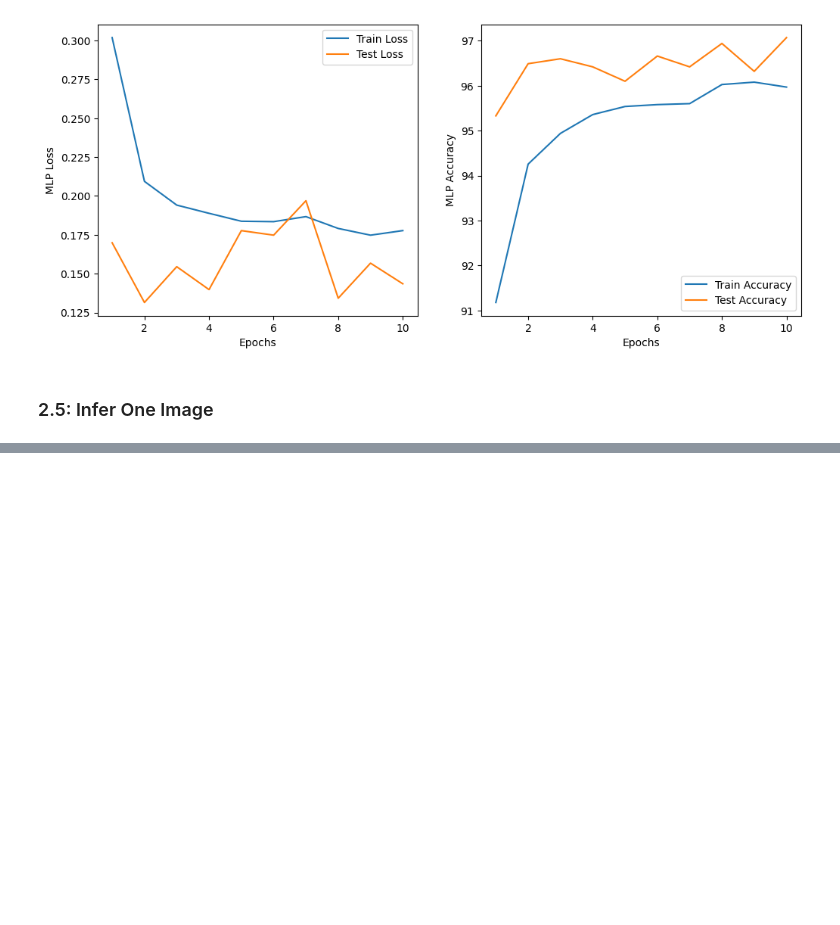
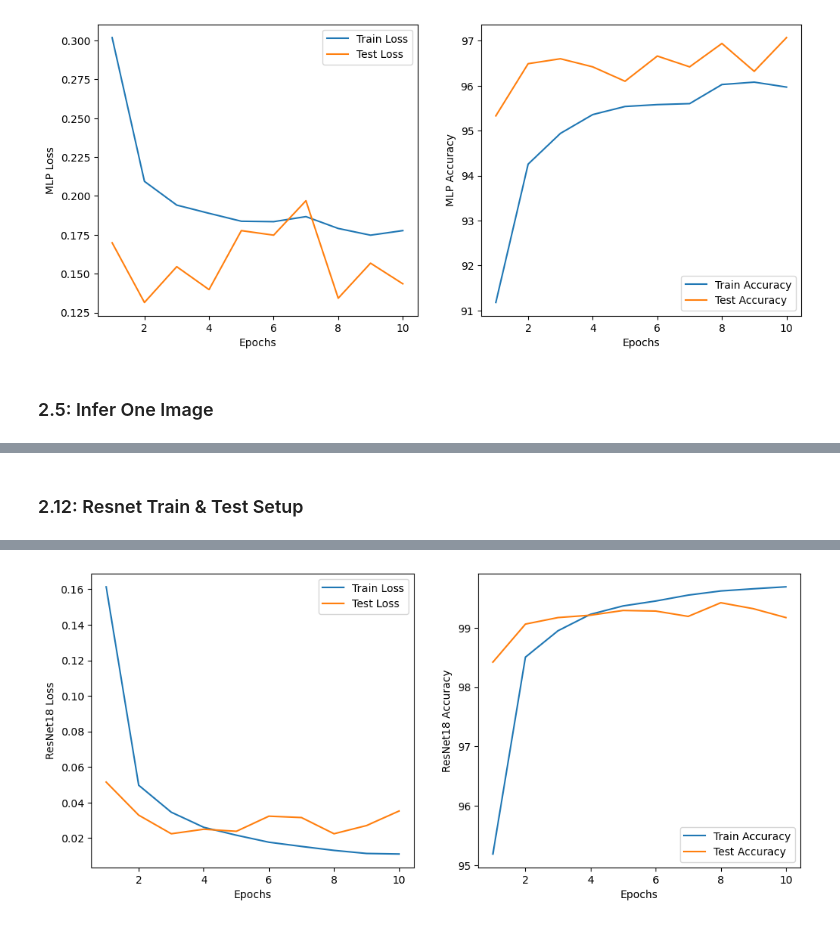
Before and after one commit to Bardiarms/Image-Classification-with-MLP-ResNet18-ReNet-5, a Jupyter notebook: mnist.ipynb, the cells around one changed output, grey strips where cells are left out. Saved outputs shown, nothing was run; the diff lists cells and outputs as text; code cells hidden in the pictures; blank space fills up the shorter version.

```diff
--- a/mnist.ipynb
+++ b/mnist.ipynb
@@ -239,0 +377,14 @@ infer_one(mlp_model, img_tensor)
+# %%
+# Modify model's input shape so MNIST images can be fed to the model
+resnet_model.conv1 = nn.Conv2d(in_channels=1, out_channels=64, kernel_size=3, stride=1, padding=1, bias=False)
+
+# Remove initial maxpool
+resnet_model.maxpool = nn.Identity()
+
+# Replace final fully connected layer
+resnet_model.fc = nn.Linear(resnet_model.fc.in_features, 10)
+# %% [markdown]
+### 2.12: Resnet Train & Test Setup
+# %%
+optimizer_resnet = optim.Adam(resnet_model.parameters(), lr=2e-3)
+criterion_resnet = nn.CrossEntropyLoss()
@@ -239,0 +417,28 @@ infer_one(mlp_model, img_tensor)
+# %%
+def test_resnet()-> tuple:
+
+    resnet_model.eval()
+    resnet_model.to(DEVICE)
+
+    running_loss = 0
+    correct_predictions = 0
+    total_samples = 0
+
+    with torch.no_grad():
+        for images, labels in test_loader:
+            images, labels = images.to(DEVICE), labels.to(DEVICE)
+            outputs = resnet_model(images)
+            loss = criterion_resnet(outputs, labels)
+
+            running_loss += loss.item() * images.size(0)
+            predicted = outputs.argmax(dim=1)
+            total_samples += labels.size(0)
+            correct_predictions += (labels == predicted).sum().item()
+
+    avg_loss = running_loss / total_samples
+    accuracy = 100 * correct_predictions / total_samples
+
+    return avg_loss, accuracy
+# %%
+main(10, "ResNet18", train_resnet, test_resnet)
+# %% [output]
@@ -239,0 +455 @@ infer_one(mlp_model, img_tensor)
+[figure, added]
```
Also changed, not shown: parts of 30 cells of this notebook.
